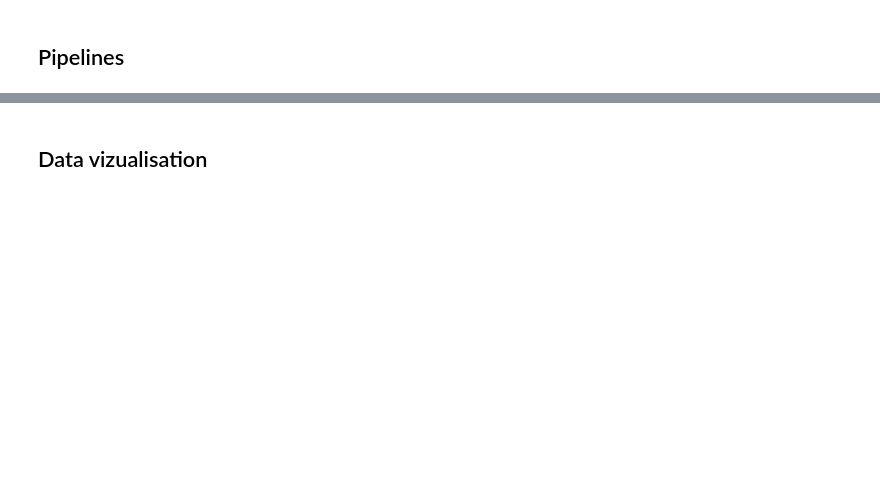
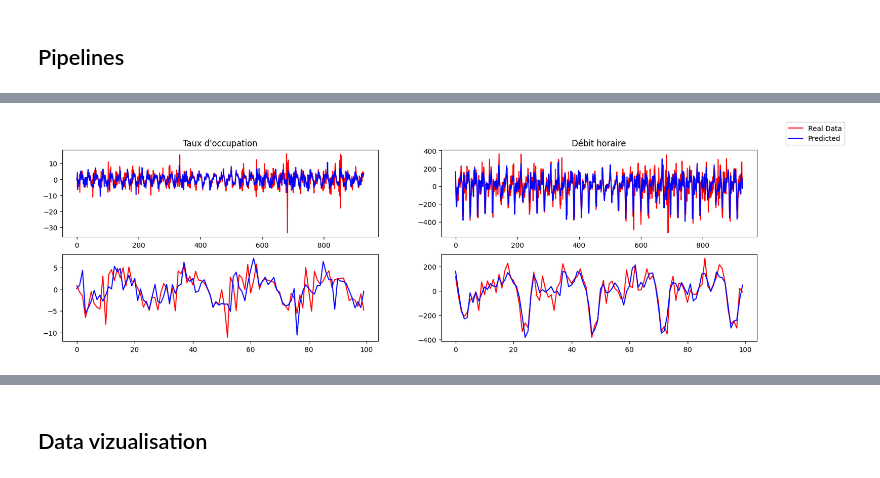
Before and after one commit to JulienPeyrache/BCG_Hackaton, a Jupyter notebook: datathon-bcg-gamma/notebooks/models.ipynb, the cells around one changed output, grey strips where cells are left out. Saved outputs shown, nothing was run; the diff lists cells and outputs as text; code cells hidden in the pictures; blank space fills up the shorter version.

```diff
--- a/datathon-bcg-gamma/notebooks/models.ipynb
+++ b/datathon-bcg-gamma/notebooks/models.ipynb
@@ -122,0 +364,6 @@ X_test_preprocessed = pipeline_master.transform(X_test)
+# %%
+def normalize_n(data):
+    return (data - data.mean().mean())/data.std().mean()
+
+def unormalize_n(data, previous):
+    return (data*previous.std().mean()) + previous.mean().mean()
@@ -122,0 +563,81 @@ X_test_preprocessed = pipeline_master.transform(X_test)
+# %%
+## With old split
+
+df_preprocessed_champs_dif = series_to_supervised_dif(df_champs, 24, 1)
+df_preprocessed_champs_dif = df_preprocessed_champs_dif.drop(columns=["Taux d'occupation","Débit horaire"])
+y_taux_dif = df_preprocessed_champs_dif['var1(t)']
+y_debit_dif = df_preprocessed_champs_dif['var2(t)']
+X_dif = df_preprocessed_champs_dif.drop(columns=['var1(t)','var2(t)'])
+X_dif = X_dif.drop(columns=['Libelle','Date et heure de comptage','date'])
+# X_rebuild = X_dif[['var_r1(t-1)','var_r2(t-1)']]
+# X_dif = X_dif.drop(columns=['var_r1(t-1)','var_r2(t-1)'])
+## Data split
+
+X_train_dif, y_taux_train_dif, y_debit_train_dif = X_dif[:offset], y_taux_dif[:offset], y_debit_dif[:offset]
+X_test_dif, y_taux_test_dif, y_debit_test_dif = X_dif[offset:], y_taux_dif[offset:], y_debit_dif[offset:]
+# X_train_taux_dif , X_test_taux_dif ,y_taux_train_dif , y_taux_test_dif = train_test_split(X_dif,y_taux_dif, test_size=0.2, random_state=1)
+# X_train_debit_dif, X_test_debit_dif,y_debit_train_dif, y_debit_test_dif = train_test_split(X_dif,y_debit_dif, test_size=0.2, random_state=1)
+
+## Features type declaration
+min_max_columns_dif = ['vacances','est_ferie','year_2021','year_2022','hour_0','hour_1','hour_2','hour_3','hour_4','hour_5','hour_6','hour_7','hour_8','hour_9','hour_10','hour_11','hour_12','hour_13','hour_14','hour_15','hour_16','hour_17','hour_18','hour_19','hour_20','hour_21','hour_22','hour_23','day_1','day_2','day_3','day_4','day_5','day_6','day_7','day_8','day_9','day_10','day_11','day_12','day_13','day_14','day_15','day_16','day_17','day_18','day_19','day_20','day_21','day_22','day_23','day_24','day_25','day_26','day_27','day_28','day_29','day_30','day_31','wday_Monday','wday_Tuesday','wday_Wednesday','wday_Thursday','wday_Friday','wday_Saturday','wday_Sunday','month_1','month_2','month_3','month_4','month_5','month_6','month_7','month_8','month_9','month_10','month_11','month_12']
+numerical_col_dif = [feature for feature in list(X_dif) if feature not in min_max_columns_dif]
+## Normalisation :
+pipeline_dif = create_pipeline(numerical_col_dif,min_max_columns_dif)
+X_train_preprocessed_dif = pipeline_dif.fit_transform(X_train_dif)
+X_test_preprocessed_dif = pipeline_dif.transform(X_test_dif)
+# X_taux_train_preprocessed_dif = pipeline_dif.fit_transform(X_train_taux_dif)
+# X_taux_test_preprocessed_dif = pipeline_dif.transform(X_test_taux_dif)
+
+# X_debit_train_preprocessed_dif = pipeline_dif.fit_transform(X_train_debit_dif)
+# X_debit_test_preprocessed_dif = pipeline_dif.transform(X_test_debit_dif)
+
+
+
+y_taux_train_dif_norm = normalize(y_taux_train_dif)
+y_debit_train_dif_norm = normalize(y_debit_train_dif)
+##Modelisation :
+
+## Prediction of taux at t :
+model_taux_dif = xgb.XGBRegressor()
+model_taux_dif = model_taux_dif.fit(X_train_preprocessed_dif,y_taux_train_dif_norm)
+
+## Prediction of débit at t :
+model_debit_dif = xgb.XGBRegressor()
+model_debit_dif = model_debit_dif.fit(X_train_preprocessed_dif, y_debit_train_dif_norm)
+
+
+#Testing data
+y_pred_taux_dif = model_taux_dif.predict(X_test_preprocessed_dif)
+y_pred_taux_dif = unormalize(y_pred_taux_dif,y_taux_train_dif)
+MSE_taux_dif = mean_squared_error(y_taux_test_dif, y_pred_taux_dif)
+
+y_pred_debit_dif = model_debit_dif.predict(X_test_preprocessed_dif)
+y_pred_debit_dif = unormalize(y_pred_debit_dif,y_debit_train_dif)
+MSE_debit_dif = mean_squared_error(y_debit_test_dif, y_pred_debit_dif)
+
+print(MSE_taux_dif**0.5, y_taux_test_dif.std(),MSE_debit_dif**0.5, y_debit_test_dif.std())
+
+#Plot
+fig, ax = plt.subplots(ncols=2, nrows=2, figsize=(18, 5))
+n_taux_dif = len(y_taux_test_dif)
+t_taux_dif = np.arange(n_taux_dif)
+# plt.figure("Taux d'occupation")
+ax[0,0].plot(t_taux_dif,y_taux_test_dif, 'r')
+ax[0,0].plot(t_taux_dif,y_pred_taux_dif, 'b')
+ax[0,0].title.set_text("Taux d'occupation")
+n_debit_dif= len(y_debit_test_dif)
+t_debit_dif = np.arange(n_debit_dif)
+# plt.figure("Débit horaire")
+ax[0,1].plot(t_debit_dif,y_debit_test_dif, 'r')
+ax[0,1].plot(t_debit_dif,y_pred_debit_dif, 'b')
+ax[0,1].title.set_text("Débit horaire")
+
+t_zoom = np.arange(100)
+ax[1,0].plot(t_zoom,y_taux_test_dif[:100], 'r')
+ax[1,0].plot(t_zoom,y_pred_taux_dif[:100], 'b')
+
+ax[1,1].plot(t_zoom,y_debit_test_dif[:100], 'r')
+ax[1,1].plot(t_zoom,y_pred_debit_dif[:100], 'b')
+fig.legend(['Real Data','Predicted'])
+plt.show()
+# %% [output]
@@ -122,0 +645 @@ X_test_preprocessed = pipeline_master.transform(X_test)
+[figure, added]
```
Also changed, not shown: parts of 61 cells of this notebook, 4 other files.
